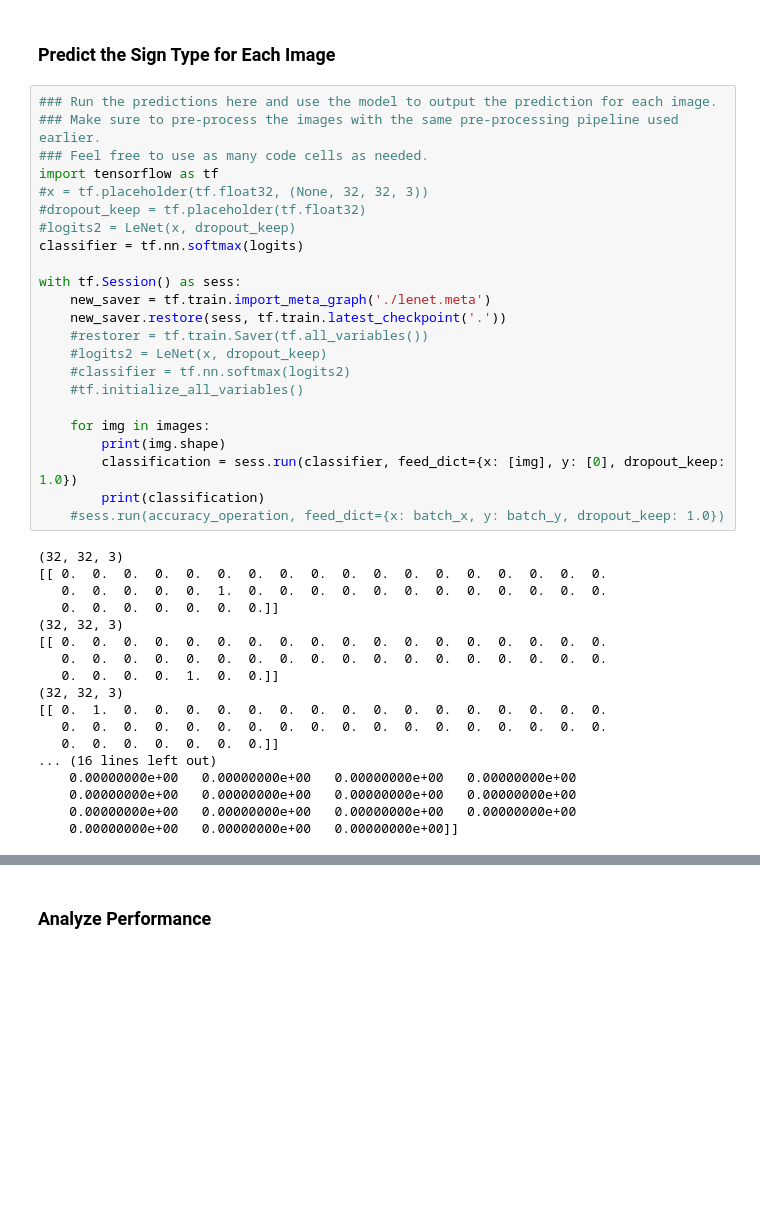
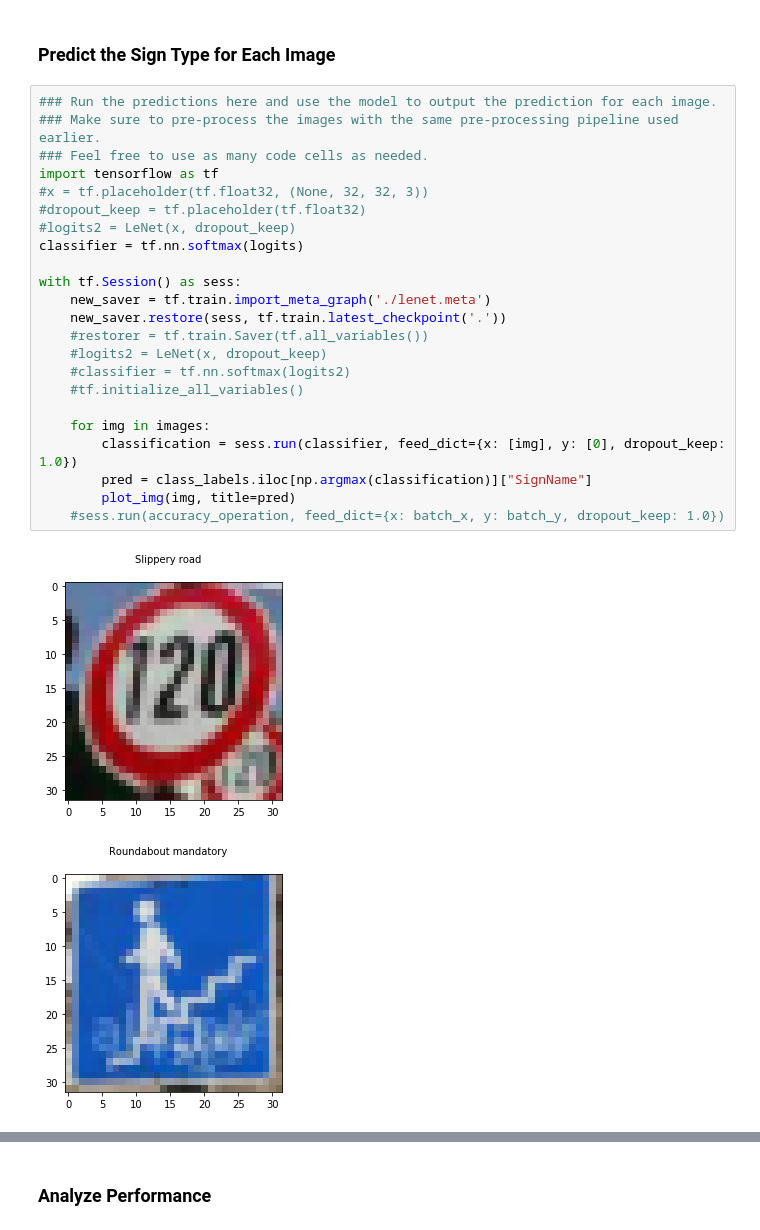
Before and after one commit to RoseMaryP1/learning, a Jupyter notebook: udacity/self-driving/intro_tensorflow/CarND-Traffic-Sign-Classifier-Project/Traffic_Sign_Classifier.ipynb, the cells around one changed output, grey strips where cells are left out. Saved outputs shown, nothing was run; the diff lists cells and outputs as text; blank space fills up the shorter version.

Commit message:
Finished the basic requirements of the assignment. Next: Writeup and Visualization.

```diff
--- a/udacity/self-driving/intro_tensorflow/CarND-Traffic-Sign-Classifier-Project/Traffic_Sign_Classifier.ipynb
+++ b/udacity/self-driving/intro_tensorflow/CarND-Traffic-Sign-Classifier-Project/Traffic_Sign_Classifier.ipynb
@@ -414,41 +414,26 @@ for i in os.listdir(DIR):
 # %%
 ### Run the predictions here and use the model to output the prediction for each image.
 ### Make sure to pre-process the images with the same pre-processing pipeline used earlier.
 ### Feel free to use as many code cells as needed.
 import tensorflow as tf
 #x = tf.placeholder(tf.float32, (None, 32, 32, 3))
 #dropout_keep = tf.placeholder(tf.float32)
 #logits2 = LeNet(x, dropout_keep)
 classifier = tf.nn.softmax(logits)
 
 with tf.Session() as sess:
     new_saver = tf.train.import_meta_graph('./lenet.meta')
     new_saver.restore(sess, tf.train.latest_checkpoint('.'))
     #restorer = tf.train.Saver(tf.all_variables())
     #logits2 = LeNet(x, dropout_keep)
     #classifier = tf.nn.softmax(logits2)
     #tf.initialize_all_variables()
 
     for img in images:
-        print(img.shape)
         classification = sess.run(classifier, feed_dict={x: [img], y: [0], dropout_keep: 1.0})
-        print(classification)
+        pred = class_labels.iloc[np.argmax(classification)]["SignName"]
+        plot_img(img, title=pred)
     #sess.run(accuracy_operation, feed_dict={x: batch_x, y: batch_y, dropout_keep: 1.0})
 # %% [output]
-(32, 32, 3)
-[[ 0.  0.  0.  0.  0.  0.  0.  0.  0.  0.  0.  0.  0.  0.  0.  0.  0.  0.
-   0.  0.  0.  0.  0.  1.  0.  0.  0.  0.  0.  0.  0.  0.  0.  0.  0.  0.
-   0.  0.  0.  0.  0.  0.  0.]]
-(32, 32, 3)
-[[ 0.  0.  0.  0.  0.  0.  0.  0.  0.  0.  0.  0.  0.  0.  0.  0.  0.  0.
-   0.  0.  0.  0.  0.  0.  0.  0.  0.  0.  0.  0.  0.  0.  0.  0.  0.  0.
-   0.  0.  0.  0.  1.  0.  0.]]
-(32, 32, 3)
-[[ 0.  1.  0.  0.  0.  0.  0.  0.  0.  0.  0.  0.  0.  0.  0.  0.  0.  0.
-   0.  0.  0.  0.  0.  0.  0.  0.  0.  0.  0.  0.  0.  0.  0.  0.  0.  0.
-   0.  0.  0.  0.  0.  0.  0.]]
-... (16 lines left out)
-    0.00000000e+00   0.00000000e+00   0.00000000e+00   0.00000000e+00
-    0.00000000e+00   0.00000000e+00   0.00000000e+00   0.00000000e+00
-    0.00000000e+00   0.00000000e+00   0.00000000e+00   0.00000000e+00
-    0.00000000e+00   0.00000000e+00   0.00000000e+00]]
+[figure, added]
+[figure, added]
```
Also changed, not shown: parts of 3 cells of this notebook.
